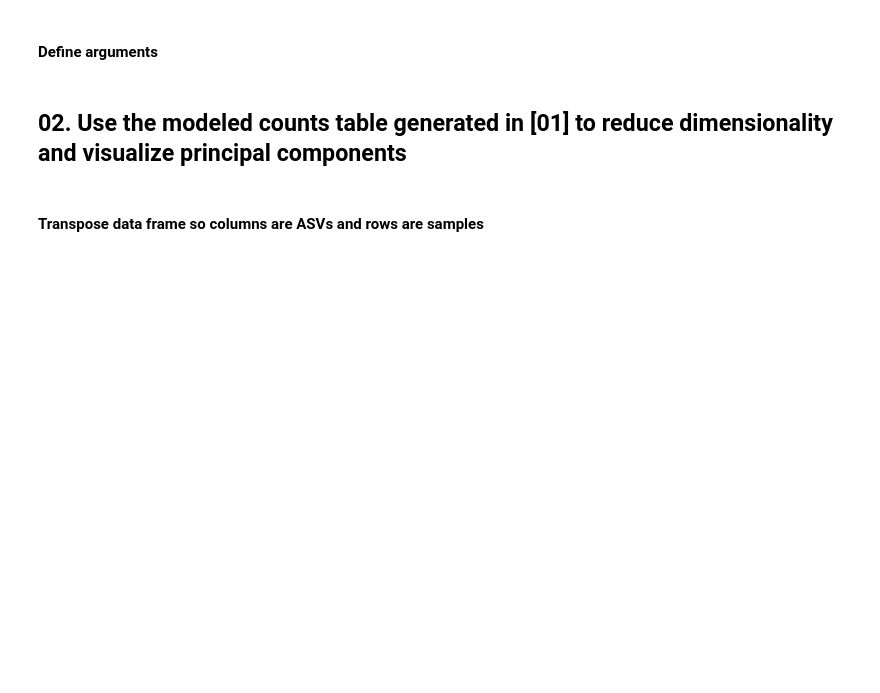
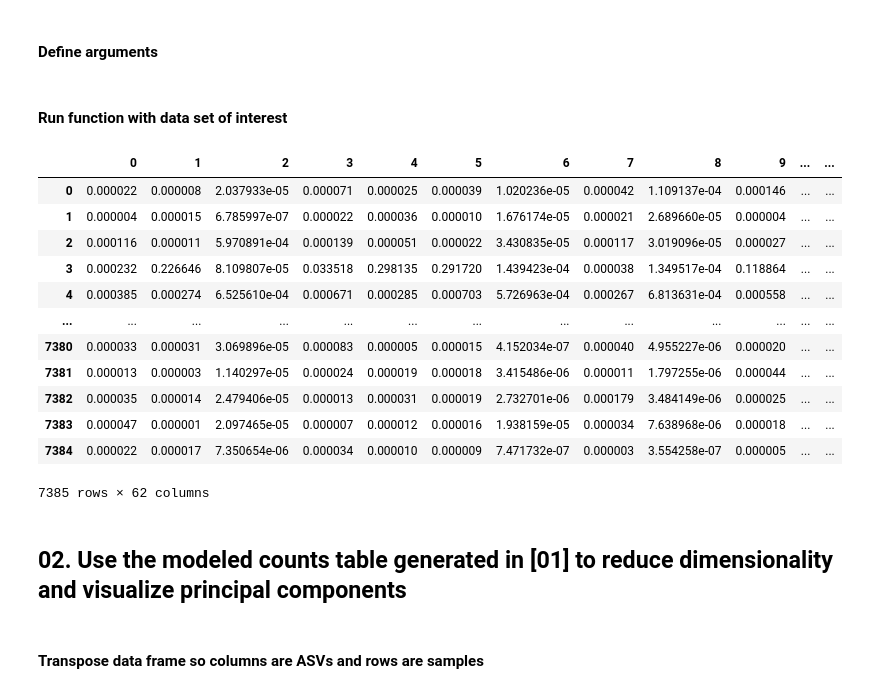
Before and after one commit to nvpatin/MAMBO, a Jupyter notebook: Amplicon_preprocessing_testdata.ipynb, the cells around one changed output. Drawn from its saved outputs; the diff is of its cells as text; code cells hidden in the pictures; blank space fills up the shorter version.

```diff
--- a/Amplicon_preprocessing_testdata.ipynb
+++ b/Amplicon_preprocessing_testdata.ipynb
@@ -69,10 +66,28 @@ def call_Rscript_for_amplicon_modeling(path, sample_num, arg1):
 path_to_rscript = '/Users/nastassia.patin/GitHub/NOAA-NCAR-Hackathon/ranRelPct_testdata.R'
 data_file_name = 'Flyer2018_18S_table_counts.tsv'
 number_of_samples = 62
+# %% [markdown]
+#### Run function with data set of interest
 # %%
 asvs_modeled = call_Rscript_for_amplicon_modeling(path_to_rscript,
                                                   number_of_samples,
                                                   data_file_name)
+# %%
+asvs_modeled
+# %% [output]
+|  | 0 | 1 | 2 | 3 | 4 | 5 | 6 | 7 | 8 | 9 | ... | ... |
+| 0 | 0.000022 | 0.000008 | 2.037933e-05 | 0.000071 | 0.000025 | 0.000039 | 1.020236e-05 | 0.000042 | 1.109137e-04 | 0.000146 | ... | ... |
+| 1 | 0.000004 | 0.000015 | 6.785997e-07 | 0.000022 | 0.000036 | 0.000010 | 1.676174e-05 | 0.000021 | 2.689660e-05 | 0.000004 | ... | ... |
+| 2 | 0.000116 | 0.000011 | 5.970891e-04 | 0.000139 | 0.000051 | 0.000022 | 3.430835e-05 | 0.000117 | 3.019096e-05 | 0.000027 | ... | ... |
+| 3 | 0.000232 | 0.226646 | 8.109807e-05 | 0.033518 | 0.298135 | 0.291720 | 1.439423e-04 | 0.000038 | 1.349517e-04 | 0.118864 | ... | ... |
+| 4 | 0.000385 | 0.000274 | 6.525610e-04 | 0.000671 | 0.000285 | 0.000703 | 5.726963e-04 | 0.000267 | 6.813631e-04 | 0.000558 | ... | ... |
+| ... | ... | ... | ... | ... | ... | ... | ... | ... | ... | ... | ... | ... |
+| 7380 | 0.000033 | 0.000031 | 3.069896e-05 | 0.000083 | 0.000005 | 0.000015 | 4.152034e-07 | 0.000040 | 4.955227e-06 | 0.000020 | ... | ... |
+| 7381 | 0.000013 | 0.000003 | 1.140297e-05 | 0.000024 | 0.000019 | 0.000018 | 3.415486e-06 | 0.000011 | 1.797255e-06 | 0.000044 | ... | ... |
+| 7382 | 0.000035 | 0.000014 | 2.479406e-05 | 0.000013 | 0.000031 | 0.000019 | 2.732701e-06 | 0.000179 | 3.484149e-06 | 0.000025 | ... | ... |
+| 7383 | 0.000047 | 0.000001 | 2.097465e-05 | 0.000007 | 0.000012 | 0.000016 | 1.938159e-05 | 0.000034 | 7.638968e-06 | 0.000018 | ... | ... |
+| 7384 | 0.000022 | 0.000017 | 7.350654e-06 | 0.000034 | 0.000010 | 0.000009 | 7.471732e-07 | 0.000003 | 3.554258e-07 | 0.000005 | ... | ... |
+7385 rows × 62 columns
 # %% [markdown]
 ## 02. Use the modeled counts table generated in [01] to reduce dimensionality and visualize principal components
 # %%
```
Also changed, not shown: parts of 15 cells of this notebook, 6 other files.
